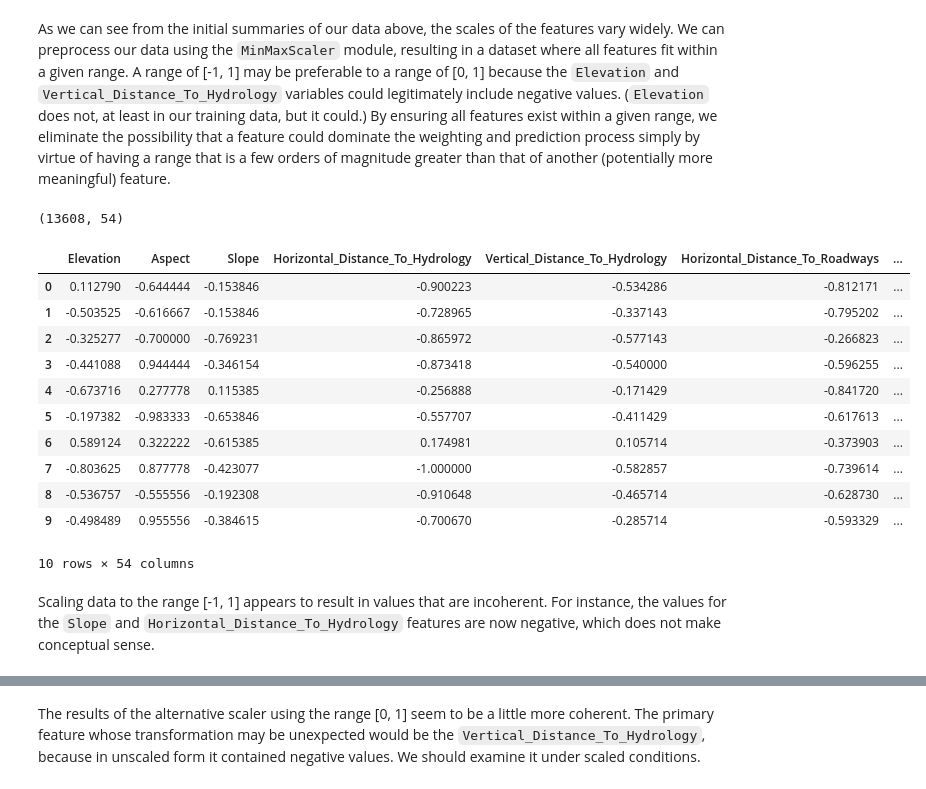
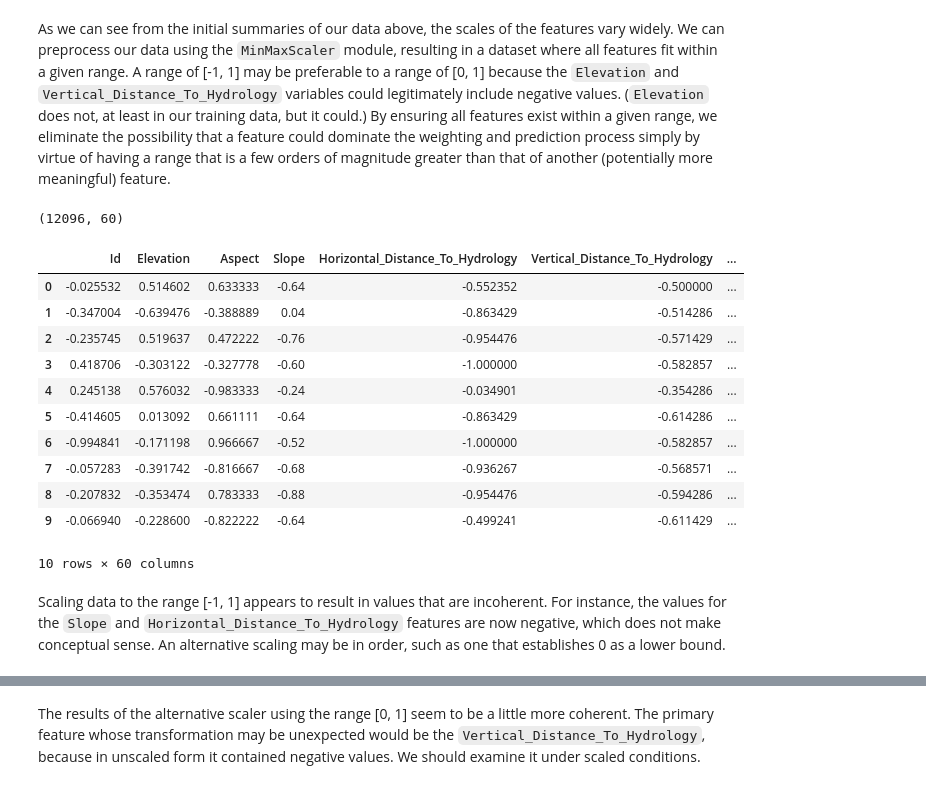
Before and after one commit to Omniak87B/w207FinalProject, a Jupyter notebook: w207_final_project_eda.ipynb, the cells around one changed output, grey strips where cells are left out. Cells and saved outputs as stored; diff of their text form; code cells hidden in the pictures.

```diff
--- a/w207_final_project_eda.ipynb
+++ b/w207_final_project_eda.ipynb
@@ -120,7 +141,7 @@ We load the data from the source file and proceed to take a look at various basi
 1. As there is no separate dataset containing the labels for our observations, we would expect to see the 'Cover_Type' variable in our data
 1. We would expect to see a shape of (15120, 55) - the 54 features plus our label column
 # %%
-full_data = pd.DataFrame.from_csv('./train.csv')
+full_data = pd.read_csv('./train.csv')
 print(f'Columns: {full_data.columns}')
 print(f'Shape: {full_data.shape}')
 # %% [output]
@@ -147,23 +232,25 @@ The results are as expected. We need to remove the labels from the features befo
 # Separating out the labels
 full_labels = full_data['Cover_Type']
 full_features = full_data.drop('Cover_Type', axis=1)
-label_names = {'1':'Spruce/Fir',
-               '2':'Lodgepole Pine',
-               '3':'Ponderosa Pine',
-               '4':'Cottonwood/Willow',
-               '5':'Aspen',
-               '6':'Douglas Fir',
-               '7':'Krummholz'}
-
+featured_features = full_data.iloc[:,[36,49,51,52,53,54,56,57,58,59,60]]
+#df1 = df1.assign(e=p.Series(np.random.randn(sLength)).values)
+featured_features = full_data.iloc[:,[36,49,51,52,53,54,56,57,58,59,60]]
 # Setting seed so we get consistent results from our splitting
 np.random.seed(0)
-X_train, X_test, y_train, y_test = train_test_split(full_features, full_labels, test_size=0.10)
-
+X_train, X_dev, y_train, y_dev = train_test_split(full_features, full_labels, test_size=0.20)
+#Deb
+FX_train, FX_dev, Fy_train, Fy_dev = train_test_split(featured_features, full_labels, test_size=0.20)
+#Deb
 # Verifying our data shapes are as expected
 print(f'''
 Training dataset shape: {X_train.shape}
 Training label shape: {y_train.shape}
-Test dataset shape: {X_test.shape}
-Test label shape: {y_test.shape}
+Dev dataset shape: {X_dev.shape}
+Dev label shape: {y_dev.shape}
+
+#Deb
+Featured Training dataset shape: {FX_train.shape}
+Featured Dev dataset shape: {FX_dev.shape}
+#Deb
 ''')
 # %% [output]
@@ -338,28 +395,28 @@ One of the easiest metrics to use for determining the effectiveness of a model i
 # %% [markdown]
 As we can see from the initial summaries of our data above, the scales of the features vary widely. We can preprocess our data using the `MinMaxScaler` module, resulting in a dataset where all features fit within a given range. A range of [-1, 1] may be preferable to a range of [0, 1] because the `Elevation` and `Vertical_Distance_To_Hydrology` variables could legitimately include negative values. (`Elevation` does not, at least in our training data, but it could.) By ensuring all features exist within a given range, we eliminate the possibility that a feature could dominate the weighting and prediction process simply by virtue of having a range that is a few orders of magnitude greater than that of another (potentially more meaningful) feature.
 # %%
-mm_scaler_neg1_1 = MinMaxScaler(feature_range=(-1, 1))
-mm_X_scaled_neg1_1 = mm_scaler_neg1_1.fit_transform(X_train)
+scaler_a = MinMaxScaler(feature_range=(-1, 1))
+X_scaled_a = scaler_a.fit_transform(X_train)
 
 # Quick look to see if it behaved as expected
-print(mm_X_scaled_neg1_1.shape)
-mm_neg1_1_scaled_df = pd.DataFrame(data=mm_X_scaled_neg1_1,    # values
+print(X_scaled_a.shape)
+a_scaled_df = pd.DataFrame(data=X_scaled_a,    # values
                          columns=X_train.columns)  # 1st row as the column names
 # scaled_as_df = pd.DataFrame.from_array(X_scaled)
-mm_neg1_1_scaled_df.head(10)
+a_scaled_df.head(10)
 # %% [output]
-(13608, 54)
+(12096, 60)
-|  | Elevation | Aspect | Slope | Horizontal_Distance_To_Hydrology | Vertical_Distance_To_Hydrology | Horizontal_Distance_To_Roadways | ... |
-| 0 | 0.112790 | -0.644444 | -0.153846 | -0.900223 | -0.534286 | -0.812171 | ... |
-| 1 | -0.503525 | -0.616667 | -0.153846 | -0.728965 | -0.337143 | -0.795202 | ... |
-| 2 | -0.325277 | -0.700000 | -0.769231 | -0.865972 | -0.577143 | -0.266823 | ... |
-| 3 | -0.441088 | 0.944444 | -0.346154 | -0.873418 | -0.540000 | -0.596255 | ... |
-| 4 | -0.673716 | 0.277778 | 0.115385 | -0.256888 | -0.171429 | -0.841720 | ... |
-| 5 | -0.197382 | -0.983333 | -0.653846 | -0.557707 | -0.411429 | -0.617613 | ... |
-| 6 | 0.589124 | 0.322222 | -0.615385 | 0.174981 | 0.105714 | -0.373903 | ... |
-| 7 | -0.803625 | 0.877778 | -0.423077 | -1.000000 | -0.582857 | -0.739614 | ... |
-| 8 | -0.536757 | -0.555556 | -0.192308 | -0.910648 | -0.465714 | -0.628730 | ... |
-| 9 | -0.498489 | 0.955556 | -0.384615 | -0.700670 | -0.285714 | -0.593329 | ... |
+|  | Id | Elevation | Aspect | Slope | Horizontal_Distance_To_Hydrology | Vertical_Distance_To_Hydrology | ... |
+| 0 | -0.025532 | 0.514602 | 0.633333 | -0.64 | -0.552352 | -0.500000 | ... |
+| 1 | -0.347004 | -0.639476 | -0.388889 | 0.04 | -0.863429 | -0.514286 | ... |
+| 2 | -0.235745 | 0.519637 | 0.472222 | -0.76 | -0.954476 | -0.571429 | ... |
+| 3 | 0.418706 | -0.303122 | -0.327778 | -0.60 | -1.000000 | -0.582857 | ... |
+| 4 | 0.245138 | 0.576032 | -0.983333 | -0.24 | -0.034901 | -0.354286 | ... |
+| 5 | -0.414605 | 0.013092 | 0.661111 | -0.64 | -0.863429 | -0.614286 | ... |
+| 6 | -0.994841 | -0.171198 | 0.966667 | -0.52 | -1.000000 | -0.582857 | ... |
+| 7 | -0.057283 | -0.391742 | -0.816667 | -0.68 | -0.936267 | -0.568571 | ... |
+| 8 | -0.207832 | -0.353474 | 0.783333 | -0.88 | -0.954476 | -0.594286 | ... |
+| 9 | -0.066940 | -0.228600 | -0.822222 | -0.64 | -0.499241 | -0.611429 | ... |
-10 rows × 54 columns
+10 rows × 60 columns
 # %% [markdown]
-Scaling data to the range [-1, 1] appears to result in values that are incoherent. For instance, the values for the `Slope` and `Horizontal_Distance_To_Hydrology` features are now negative, which does not make conceptual sense.
+Scaling data to the range [-1, 1] appears to result in values that are incoherent. For instance, the values for the `Slope` and `Horizontal_Distance_To_Hydrology` features are now negative, which does not make conceptual sense. An alternative scaling may be in order, such as one that establishes 0 as a lower bound.
```
Also changed, not shown: parts of 59 cells of this notebook, 1 other file.
